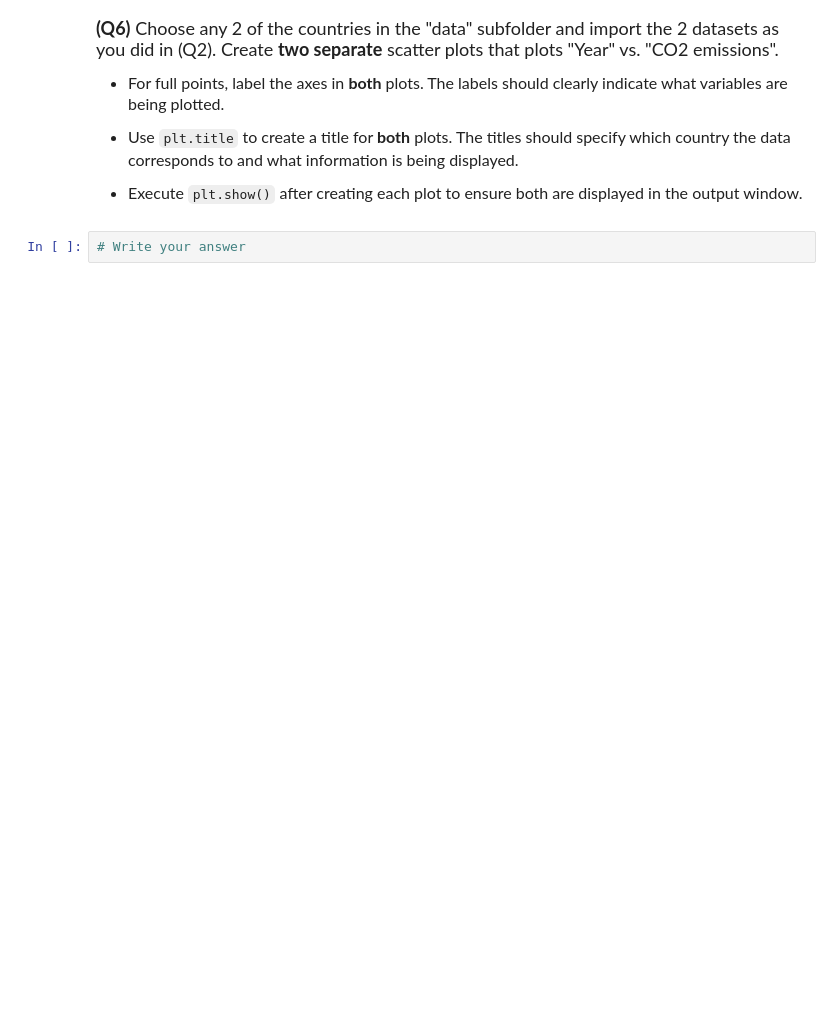
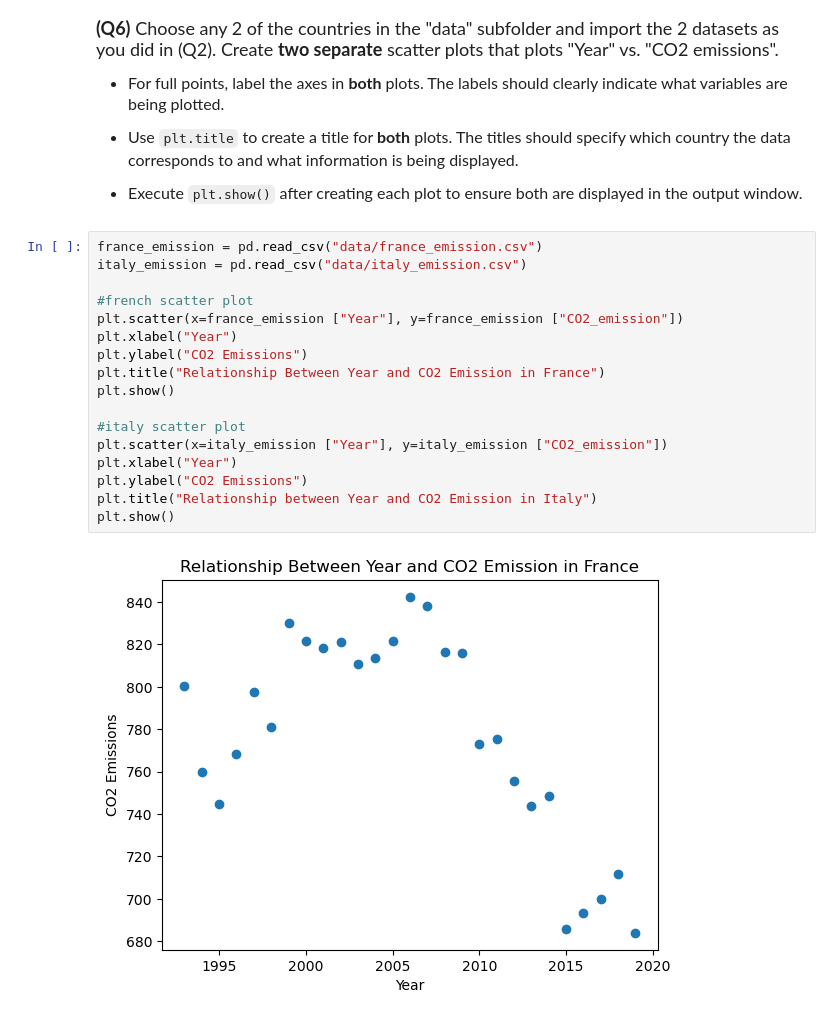
Before and after one commit to yjprk/datasci151spring2026, a Jupyter notebook: _assignments/assignment_2/Assignment2.ipynb, the cells around one changed output. Cells and saved outputs as stored; diff of their text form; blank space fills up the shorter version.

```diff
--- a/_assignments/assignment_2/Assignment2.ipynb
+++ b/_assignments/assignment_2/Assignment2.ipynb
@@ -115,5 +143,22 @@ us_emissions["CO2_emission"].describe()
 - Use `plt.title` to create a title for **both** plots. The titles should specify which country the data corresponds to and what information is being displayed.
 
 - Execute `plt.show()` after creating each plot to ensure both are displayed in the output window.
-# %%
-# Write your answer
+# %%
+france_emission = pd.read_csv("data/france_emission.csv")
+italy_emission = pd.read_csv("data/italy_emission.csv")
+
+#french scatter plot
+plt.scatter(x=france_emission ["Year"], y=france_emission ["CO2_emission"])
+plt.xlabel("Year")
+plt.ylabel("CO2 Emissions")
+plt.title("Relationship Between Year and CO2 Emission in France")
+plt.show()
+
+#italy scatter plot
+plt.scatter(x=italy_emission ["Year"], y=italy_emission ["CO2_emission"])
+plt.xlabel("Year")
+plt.ylabel("CO2 Emissions")
+plt.title("Relationship between Year and CO2 Emission in Italy")
+plt.show()
+# %% [output]
+[figure, added]
```
Also changed, not shown: parts of 8 cells of this notebook.
